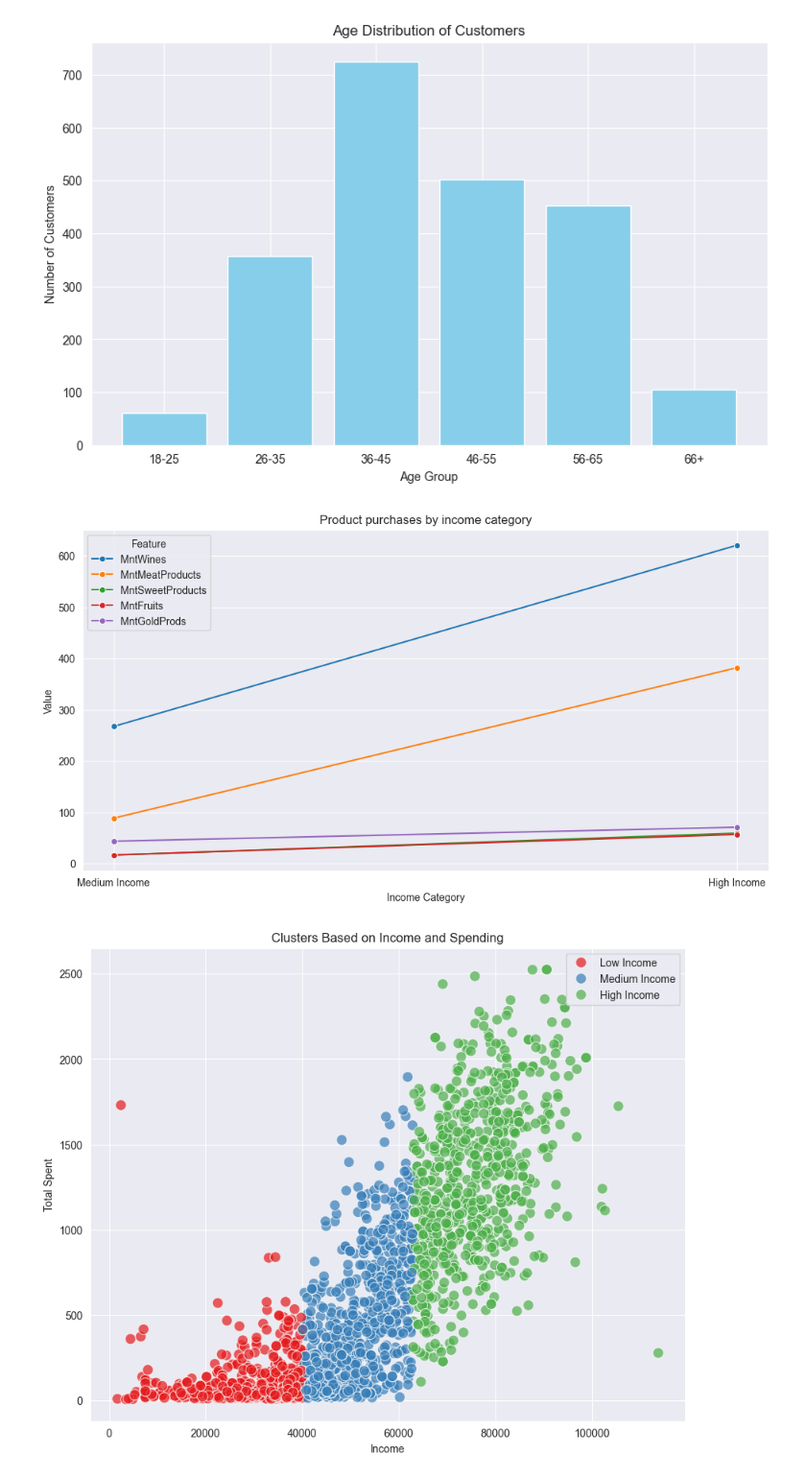
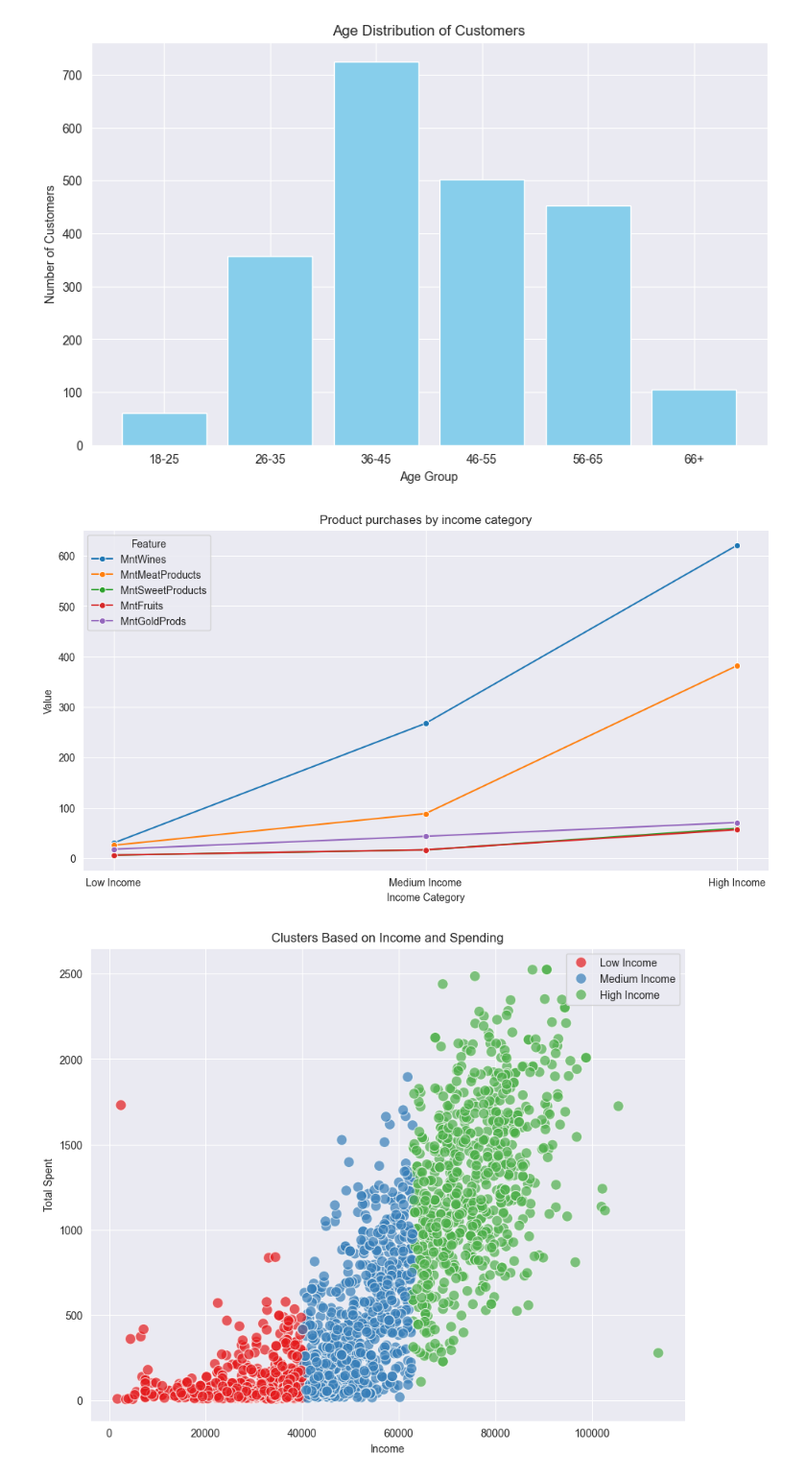
Before and after one commit to joojaa7/dataK-koneO, a Jupyter notebook: Project/project.ipynb, the cells around one changed output. Shown at 96% size. Saved outputs shown, nothing was run; the diff lists cells and outputs as text; code cells hidden in the pictures.

```diff
--- a/Project/project.ipynb
+++ b/Project/project.ipynb
@@ -219,26 +219,26 @@ plt.show()
 # %%
 import matplotlib.pyplot as plt
 import seaborn as sns
 
 import matplotlib.pyplot as plt
 import seaborn as sns
 import pandas as pd
 features_to_plot = ["MntWines","MntMeatProducts" ,"MntSweetProducts", "MntFruits", "MntGoldProds"]
 
 df_melted = df.melt(id_vars=["IncomeCategory"], value_vars=features_to_plot, var_name="Feature", value_name="Value")
-category_order = ["Poor","Medium Income","High Income" ,"Rich" ]
+category_order = ["Low Income","Medium Income","High Income" ]
 df_melted["IncomeCategory"] = pd.Categorical(df_melted["IncomeCategory"], categories=category_order, ordered=True)
 plt.figure(figsize=(12, 6))
 sns.lineplot(x="IncomeCategory", y="Value", hue="Feature", data=df_melted, marker="o",errorbar=None)
 
 plt.title("Product purchases by income category")
 plt.xlabel("Income Category")
 plt.ylabel("Value")
 plt.grid(True)
 
 plt.show()
 # %% [output]
-[figure, old version]
+[figure, new version]
 # %%
 
 # Plotting
```
